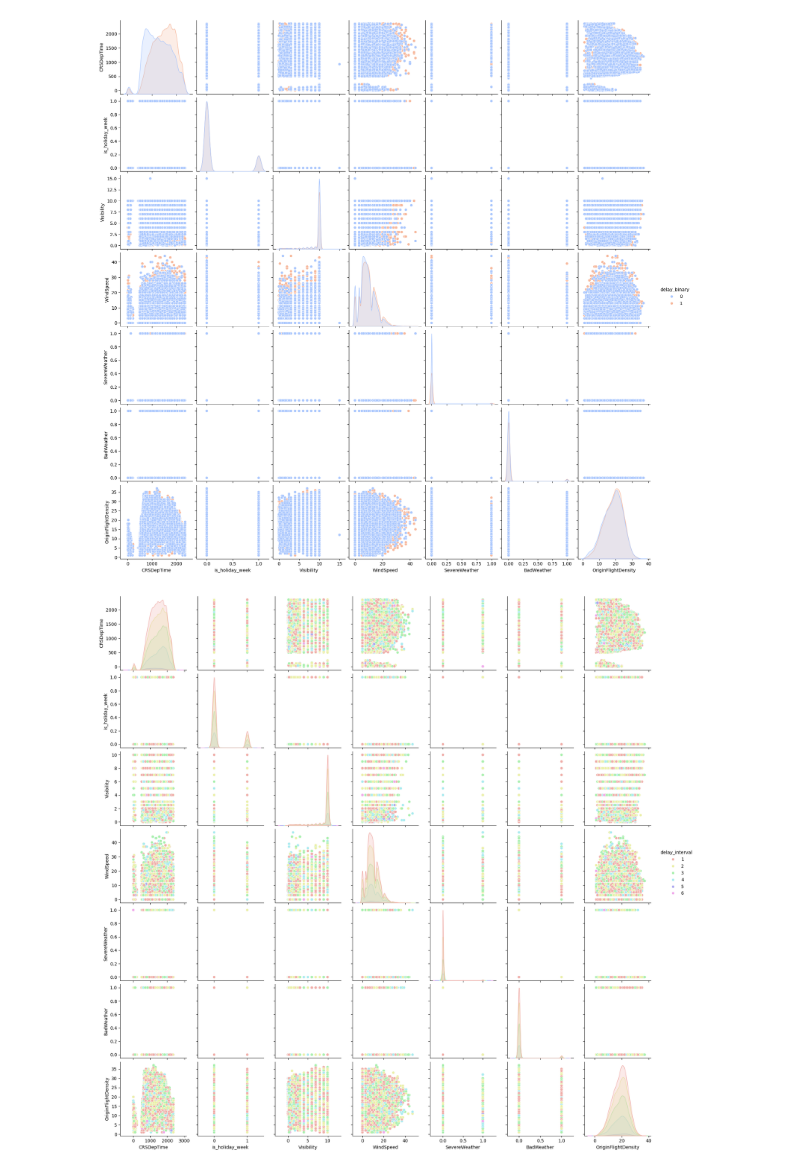
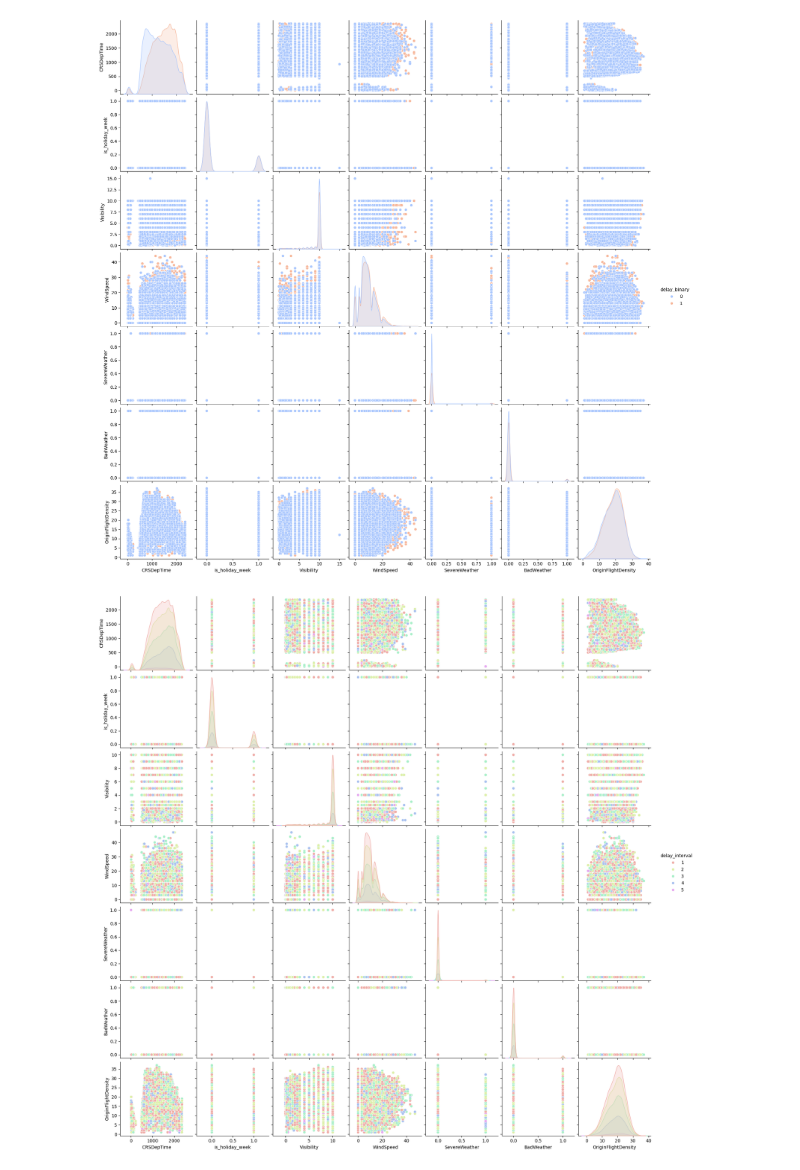
Before and after one commit to kyllan16693/flight-delay-prediction, a Jupyter notebook: eda.ipynb, the cells around one changed output. Saved outputs shown, nothing was run; the diff lists cells and outputs as text; code cells hidden in the pictures.

Commit message:
changed bins for interval classification

```diff
--- a/eda.ipynb
+++ b/eda.ipynb
@@ -516,8 +516,8 @@ df_subset_not_delayed = df_subset[df_subset['delay_binary'] == 0].sample(n=50000
 df_subset_binary = pd.concat([df_subset_delayed, df_subset_not_delayed])
 
 #sample of 10000 rows with making the delay intervals more balanced, removing not delayed flights
-bins = [15, 30, 60, 120, 300, 600, np.inf]
-labels = [1, 2, 3, 4, 5, 6]
+bins = [15, 30, 60, 120, 300, np.inf]
+labels = [1, 2, 3, 4, 5]
 df_subset_intervals = df_subset.copy()
 df_subset_intervals['delay_interval'] = pd.cut(df_subset_intervals['DepDelay'], bins=bins, labels=labels)
 df_subset_intervals = df_subset_intervals.dropna()
@@ -537,7 +537,7 @@ plt.savefig('graphics/pairplot_delay_binary.png')
 [figure]
 # %%
 #pairplot colored by delay_interval
-sns.pairplot(df_subset_intervals, hue='delay_interval', palette=sns.hls_palette(6, l=.8, s=.7))
+sns.pairplot(df_subset_intervals, hue='delay_interval', palette=sns.hls_palette(5, l=.8, s=.7))
 plt.savefig('graphics/pairplot_delay_interval.png')
 # %% [output]
-[figure, old version]
+[figure, new version]
```
Also changed, not shown: 1 other file.
